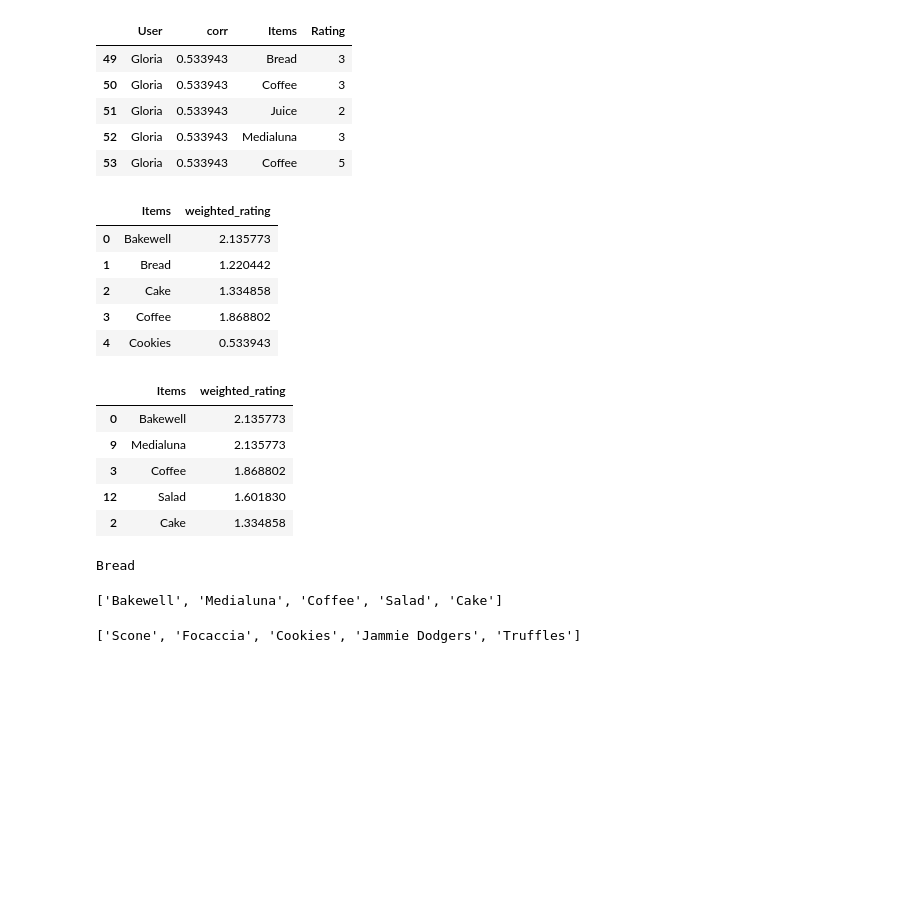
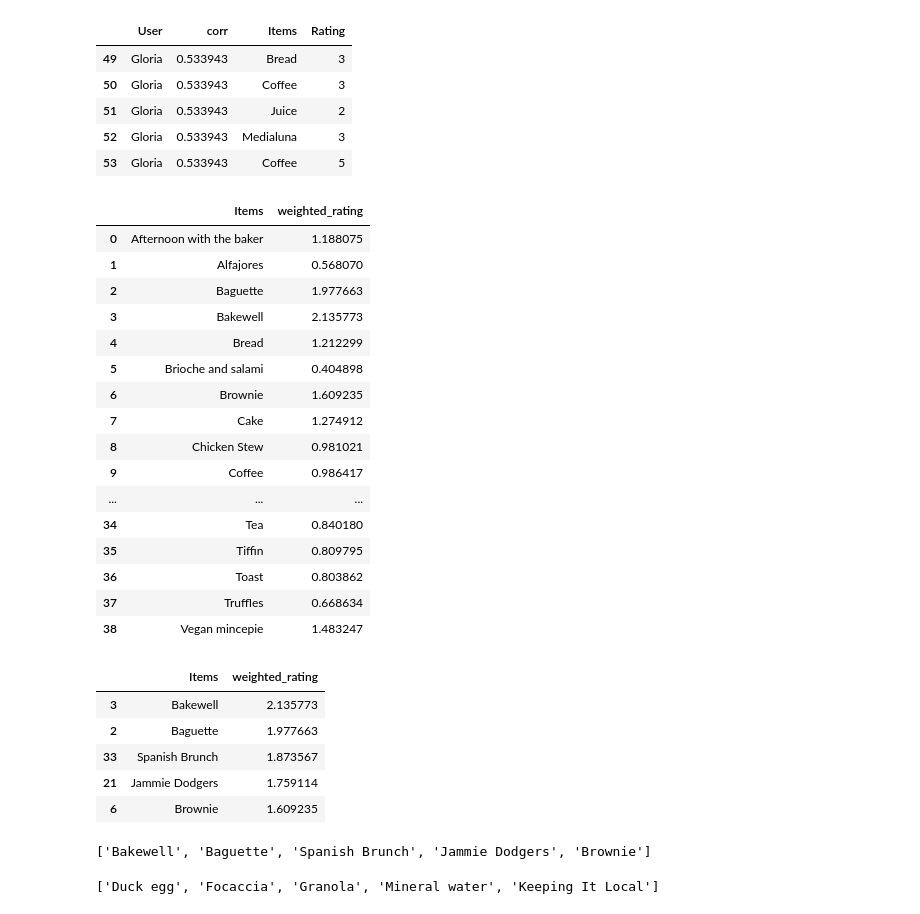
Before and after one commit to trangdo04/recommendation, a Jupyter notebook: hybrid-recommender-system.ipynb, the cells around one changed output. Drawn from its saved outputs; the diff is of its cells as text; code cells hidden in the pictures; blank space fills up the shorter version.

```diff
--- a/hybrid-recommender-system.ipynb
+++ b/hybrid-recommender-system.ipynb
@@ -96,5 +12,5 @@ import os
 # %%
-df = pd.read_csv("/kaggle/input/data-bakery/data.csv")
+df = pd.read_csv("data.csv")
 # %%
 df.head(5)
 # %% [output]
@@ -305,12 +235,12 @@ corr_df.head()
 | 3 | Aaron | Kay | -0.850448 |
 | 4 | Joan | Shari | -0.834144 |
 # %%
-# Users with a correlation of %65 or more with 28491 users:
-top_users = corr_df[(corr_df["user_1"] == random_user) & (corr_df["corr"] >= 0.5)][
-    ["user_2", "corr"]].reset_index(drop=True)
+# Users with a correlation of %30 or more with random user:
+top_users = corr_df[(corr_df["user_1"] == random_user) & (corr_df["corr"] >= 0.3)][
+    ["user_2", "corr"]].reset_index(drop=True) # correlation >= 40% with random user
 
-top_users = top_users.sort_values(by='corr', ascending=False)
+top_users = top_users.sort_values(by='corr', ascending=False) # corr between User and random user
 top_users.rename(columns={"user_2": "User"}, inplace=True)
-top_users.head()
+top_users
 # %% [output]
 |  | User | corr |
@@ -331,27 +270,38 @@ top_users_ratings.head()
 | 52 | Gloria | 0.533943 | Medialuna | 3 |
 | 53 | Gloria | 0.533943 | Coffee | 5 |
 # %%
-# Calculate the Weighted Average Recommendation Score and keep the first 5 movies.
+# Calculate the Weighted Average Recommendation Score and keep the first 5 items.
 
 #Let's do a single score with the most similar by corr * rating:
-top_users_ratings['weighted_rating'] = top_users_ratings['corr'] * top_users_ratings['Rating']
-top_users_ratings.groupby('Items').agg({"weighted_rating": "mean"})
+top_users_ratings['weighted_rating'] = top_users_ratings['corr'] * top_users_ratings['Rating'] # a new column weighted_rating = corr * ratings
+top_users_ratings.groupby('Items').agg({"weighted_rating": "mean"}) # caculate weighted ratings which random user can rate for items
 
 recommendation_df = top_users_ratings.groupby('Items').agg({"weighted_rating": "mean"})
 recommendation_df = recommendation_df.reset_index()
-recommendation_df.head()
+recommendation_df
 # %% [output]
 |  | Items | weighted_rating |
-| 0 | Bakewell | 2.135773 |
-| 1 | Bread | 1.220442 |
-| 2 | Cake | 1.334858 |
-| 3 | Coffee | 1.868802 |
-| 4 | Cookies | 0.533943 |
+| 0 | Afternoon with the baker | 1.188075 |
+| 1 | Alfajores | 0.568070 |
+| 2 | Baguette | 1.977663 |
+| 3 | Bakewell | 2.135773 |
+| 4 | Bread | 1.212299 |
+| 5 | Brioche and salami | 0.404898 |
+| 6 | Brownie | 1.609235 |
+| 7 | Cake | 1.274912 |
+| 8 | Chicken Stew | 0.981021 |
+| 9 | Coffee | 0.986417 |
+| ... | ... | ... |
+| 34 | Tea | 0.840180 |
+| 35 | Tiffin | 0.809795 |
+| 36 | Toast | 0.803862 |
+| 37 | Truffles | 0.668634 |
+| 38 | Vegan mincepie | 1.483247 |
 # %%
 # weighted rating greater than 4:
 recommendation_df[recommendation_df["weighted_rating"] > 1]
 
-# Movies 28491 will like:
+# items which random user will like:
 items_to_be_recommend = recommendation_df[recommendation_df["weighted_rating"] > 1].sort_values("weighted_rating", ascending=False)
 
 # items_to_be_recommend.merge(movie[["Items", "title"]])
@@ -360,11 +310,11 @@ items_to_be_recommend = recommendation_df[recommendation_df["weighted_rating"] >
 items_to_be_recommend[:5]
 # %% [output]
 |  | Items | weighted_rating |
-| 0 | Bakewell | 2.135773 |
-| 9 | Medialuna | 2.135773 |
-| 3 | Coffee | 1.868802 |
-| 12 | Salad | 1.601830 |
-| 2 | Cake | 1.334858 |
+| 3 | Bakewell | 2.135773 |
+| 2 | Baguette | 1.977663 |
+| 33 | Spanish Brunch | 1.873567 |
+| 21 | Jammie Dodgers | 1.759114 |
+| 6 | Brownie | 1.609235 |
 # %%
 # Make an item-based suggestion based on the name of the movie that the user has watched with the highest score.
 
@@ -374,21 +324,21 @@ items_to_be_recommend[:5]
 
 # The last highly-rated movie by user 108170:
 
-user = "Alice"
-item = df[(df["User"] == user) & (df["Rating"] == 5.0)].sort_values(by="DateTime", ascending=False)["Items"][0:1].values[0]
-print(item)
+# user = "Alice"
+# item = df[(df["User"] == user) & (df["Rating"] == 5.0)].sort_values(by="DateTime", ascending=False)["Items"][0:1].values[0]
+# print(item)
-# %% [output]
-Bread
 # %%
 # ▪ 5 suggestions user-based
 items_to_be_recommend[:5]['Items'].to_list()
 # %% [output]
-['Bakewell', 'Medialuna', 'Coffee', 'Salad', 'Cake']
+['Bakewell', 'Baguette', 'Spanish Brunch', 'Jammie Dodgers', 'Brownie']
 # %%
 # ▪ 5 suggestions item-based
-item_name = df["Items"].unique()
-item_name = user_item_df[item_name]
-moveis_from_item_based = user_item_df.corrwith(item_name).sort_values(ascending=False)
-moveis_from_item_based[1:6].index.to_list()
+# item_name = df["Items"].unique()
+item_name_col = user_item_df[item_name]
+moveis_from_item_based = user_item_df.corrwith(item_name_col).sort_values(ascending=False)
+mask = moveis_from_item_based.index != item_name
+moveis_from_item_based = moveis_from_item_based[mask]
+moveis_from_item_based[0:5].index.to_list()
 # %% [output]
-['Scone', 'Focaccia', 'Cookies', 'Jammie Dodgers', 'Truffles']
+['Duck egg', 'Focaccia', 'Granola', 'Mineral water', 'Keeping It Local']
```
Also changed, not shown: parts of 27 cells of this notebook.
